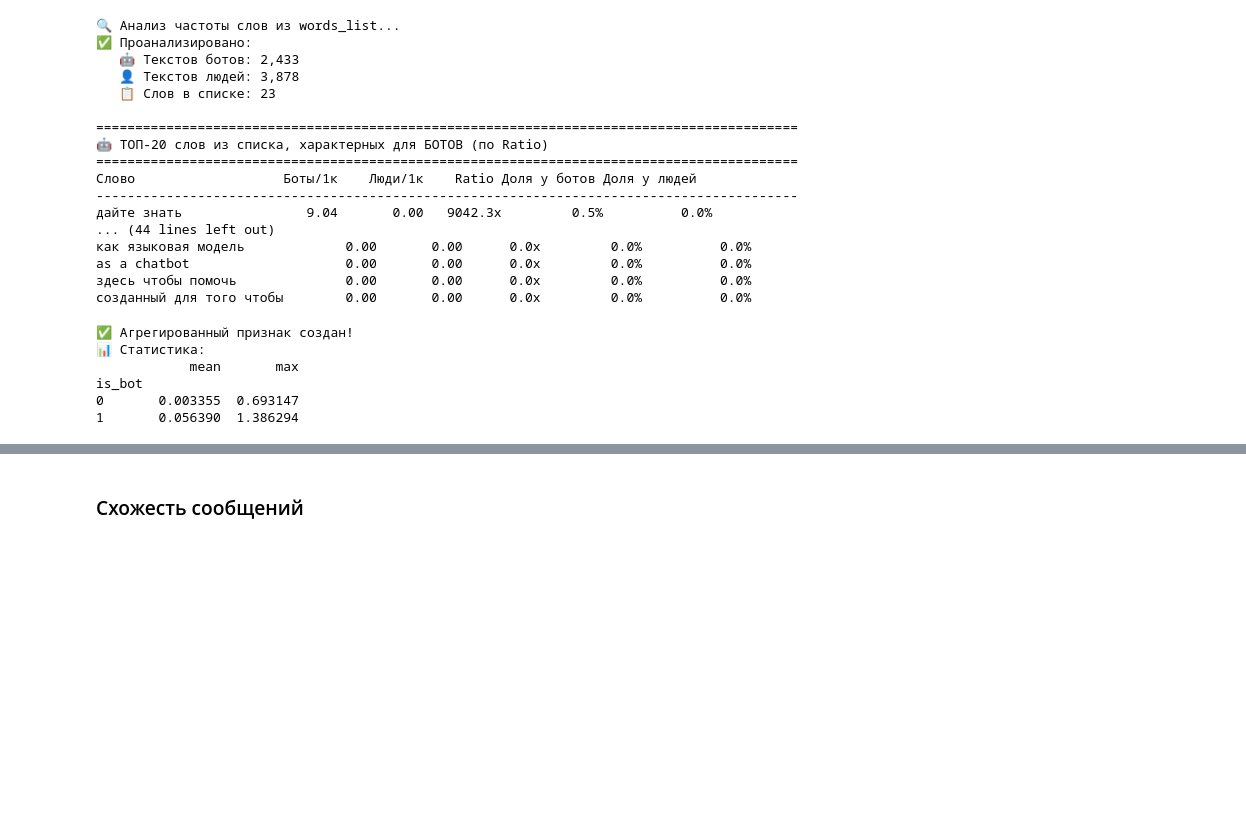
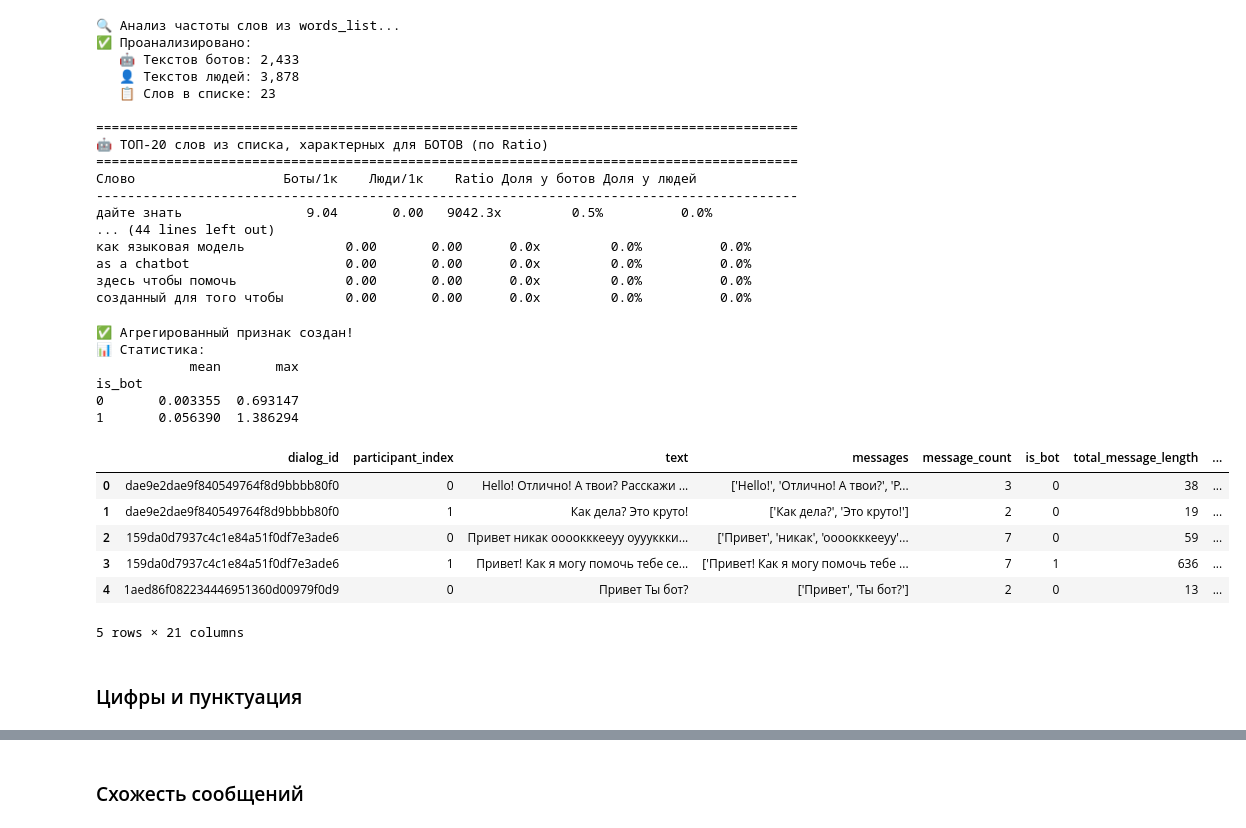
Before and after one commit to skytecat/YouAreBot, a Jupyter notebook: YouAreBot.ipynb, the cells around one changed output, grey strips where cells are left out. Drawn from its saved outputs; the diff is of its cells as text; code cells hidden in the pictures; blank space fills up the shorter version.

Commit message:
Добавление признаков спец слова, пунктуация и цифры

```diff
--- a/YouAreBot.ipynb
+++ b/YouAreBot.ipynb
@@ -4216,6 +4216,9 @@ train_df.head(2)
 |  | dialog | participant_0_is_bot | participant_1_is_bot | dialog_id | participant_0_messages | ... |
 | 0 | [{'message': 0, 'text': 'Hello!',... | 0 | 0 | dae9e2dae9f840549764f8d9bbbb80f0 | [Hello!, Отлично! А твои?, Расска... | ... |
 | 1 | [{'message': 0, 'text': 'Привет',... | 0 | 1 | 159da0d7937c4c1e84a51f0df7e3ade6 | [Привет, никак, оооокккееуу, оууу... | ... |
+# %%
+import pandas as pd
+train_df = pd.read_csv('train_df.csv')
 # %%
 # ═══════════════════════════════════════════════════════════════
 # 🔍 Анализ частоты слов из words_list: Боты vs Люди
@@ -4477,3 +4483,15 @@ print(train_df.groupby('is_bot')['log_aggregated_bot_phrases'].agg(['mean', 'max
 is_bot
 0       0.003355  0.693147
 1       0.056390  1.386294
+# %%
+train_df.head(5)
+# %% [output]
+|  | dialog_id | participant_index | text | messages | message_count | is_bot | total_message_length | ... |
+| 0 | dae9e2dae9f840549764f8d9bbbb80f0 | 0 | Hello! Отлично! А твои? Расскажи ... | ['Hello!', 'Отлично! А твои?', 'Р... | 3 | 0 | 38 | ... |
+| 1 | dae9e2dae9f840549764f8d9bbbb80f0 | 1 | Как дела? Это круто! | ['Как дела?', 'Это круто!'] | 2 | 0 | 19 | ... |
+| 2 | 159da0d7937c4c1e84a51f0df7e3ade6 | 0 | Привет никак оооокккееуу оуууккки... | ['Привет', 'никак', 'оооокккееуу'... | 7 | 0 | 59 | ... |
+| 3 | 159da0d7937c4c1e84a51f0df7e3ade6 | 1 | Привет! Как я могу помочь тебе се... | ['Привет! Как я могу помочь тебе ... | 7 | 1 | 636 | ... |
+| 4 | 1aed86f082234446951360d00979f0d9 | 0 | Привет Ты бот? | ['Привет', 'Ты бот?'] | 2 | 0 | 13 | ... |
+5 rows × 21 columns
+# %% [markdown]
+### Цифры и пунктуация
```
Also changed, not shown: parts of 6 cells of this notebook.
